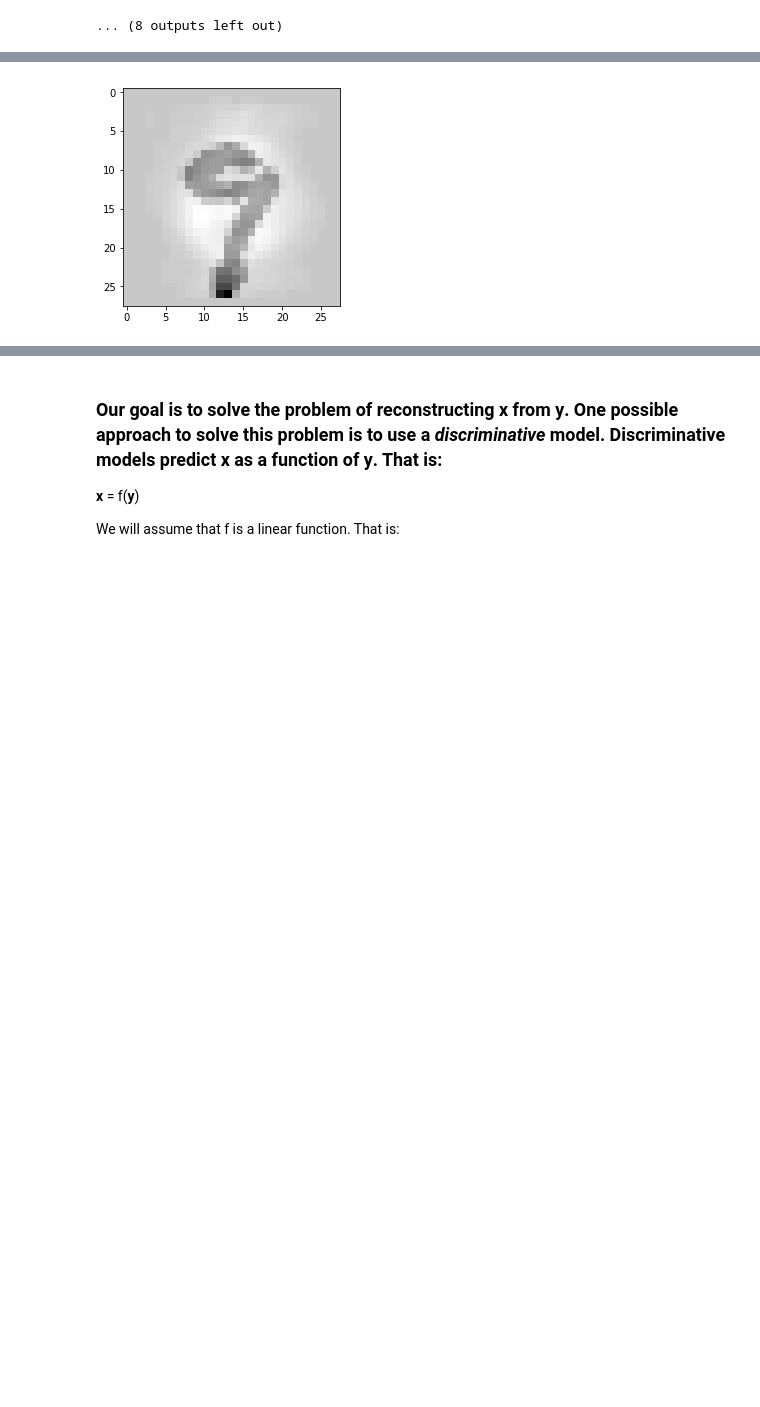
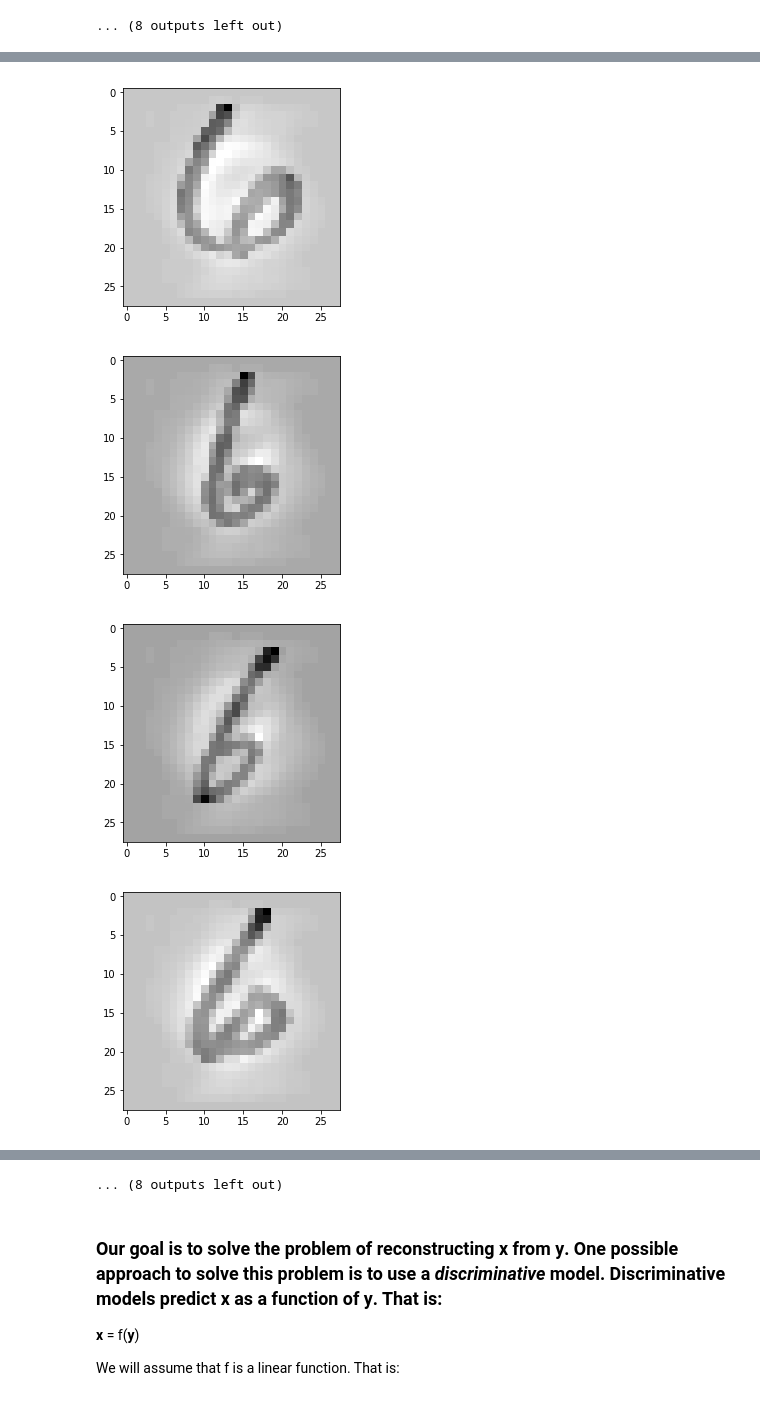
Before and after one commit to aumkar22/NIPS, a Jupyter notebook: Assignment 5/assignment_5.ipynb, the cells around one changed output, grey strips where cells are left out. Saved outputs shown, nothing was run; the diff lists cells and outputs as text; code cells hidden in the pictures; blank space fills up the shorter version.

```diff
--- a/Assignment 5/assignment_5.ipynb
+++ b/Assignment 5/assignment_5.ipynb
@@ -69,9 +69,17 @@ for i in range(10):
 
 X = data['X']
 Y = data['Y']
+print(Y)
+#X_norm = np.nan_to_num(zscore(X, axis = 0))
+#Y_norm = np.nan_to_num(zscore(Y, axis = 0))
 
-X_norm = np.nan_to_num(zscore(X, axis = 0))
-Y_norm = np.nan_to_num(zscore(Y, axis = 0))
+X_norm = zscore(X, axis = 0)
+Y_norm = zscore(Y, axis = 0)
+
+where_are_NaNs = np.isnan(X_norm)
+X_norm[where_are_NaNs] = 0
+where_are_NaNs = np.isnan(Y_norm)
+Y_norm[where_are_NaNs] = 0
 
 # Plot an example as a check
 imgplot = plt.imshow(X_norm[60,:].reshape(28,28).transpose(), cmap = cm.binary)
@@ -81,19 +102,25 @@ plt.show()
 # %%
 #Split X and Y in two parts
 X_norm_sixes = X_norm[0:50, :]
 Y_norm_sixes = Y_norm[0:50, :]
 X_norm_nines = X_norm[50:100, :]
 Y_norm_nines = Y_norm[50:100, :]
 
 X_train6, X_test6, Y_train6, Y_test6 = train_test_split(X_norm_sixes, Y_norm_sixes, test_size =  0.2, random_state = 42)
 X_train9, X_test9, Y_train9, Y_test9 = train_test_split(X_norm_nines, Y_norm_nines, test_size =  0.2, random_state = 42)
 
 X_training = np.concatenate((X_train6, X_train9))
 X_test = np.concatenate((X_test6, X_test9))
 Y_training = np.concatenate((Y_train6, Y_train9))
 Y_test = np.concatenate((Y_test6, Y_test9))
 
-imgplot = plt.imshow(X_test[19,:].reshape(28,28).transpose(), cmap = cm.binary)
-plt.show()
+
+
+for i in range(20):
+    imgplot = plt.imshow(X_test[i,:].reshape(28,28).transpose(), cmap = cm.binary)
+    plt.show()
 # %% [output]
-[figure, old version]
+[figure, new version]
+[figure, added]
+[figure, added]
+[figure, added]
@@ -100,3 +135,4 @@ plt.show()
+... (8 outputs left out)
 # %% [markdown]
 ### Our goal is to solve the problem of reconstructing **x** from **y**. One possible approach to solve this problem is to use a *discriminative* model. Discriminative models predict **x** as a function of **y**. That is:
 
```
Also changed, not shown: parts of 6 cells of this notebook.
